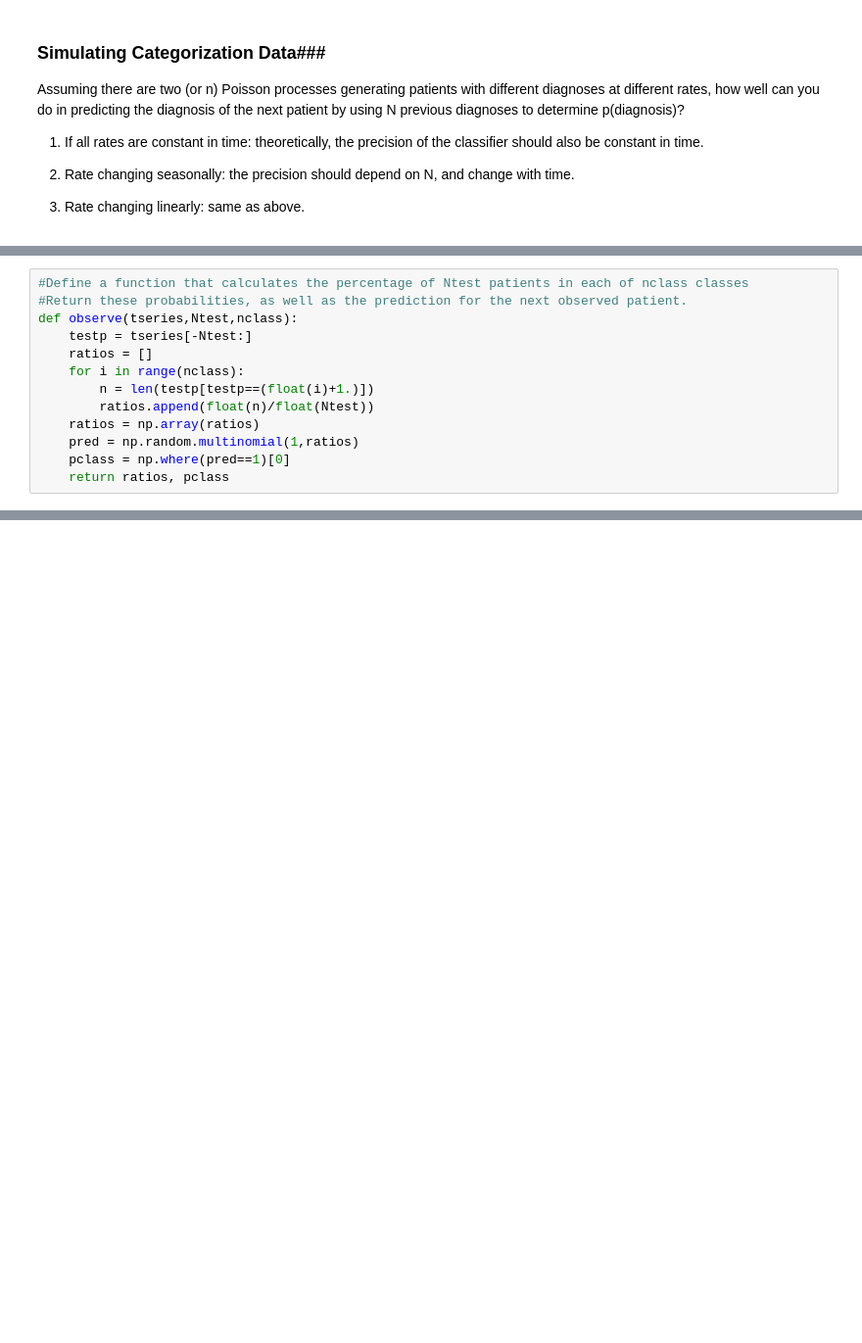
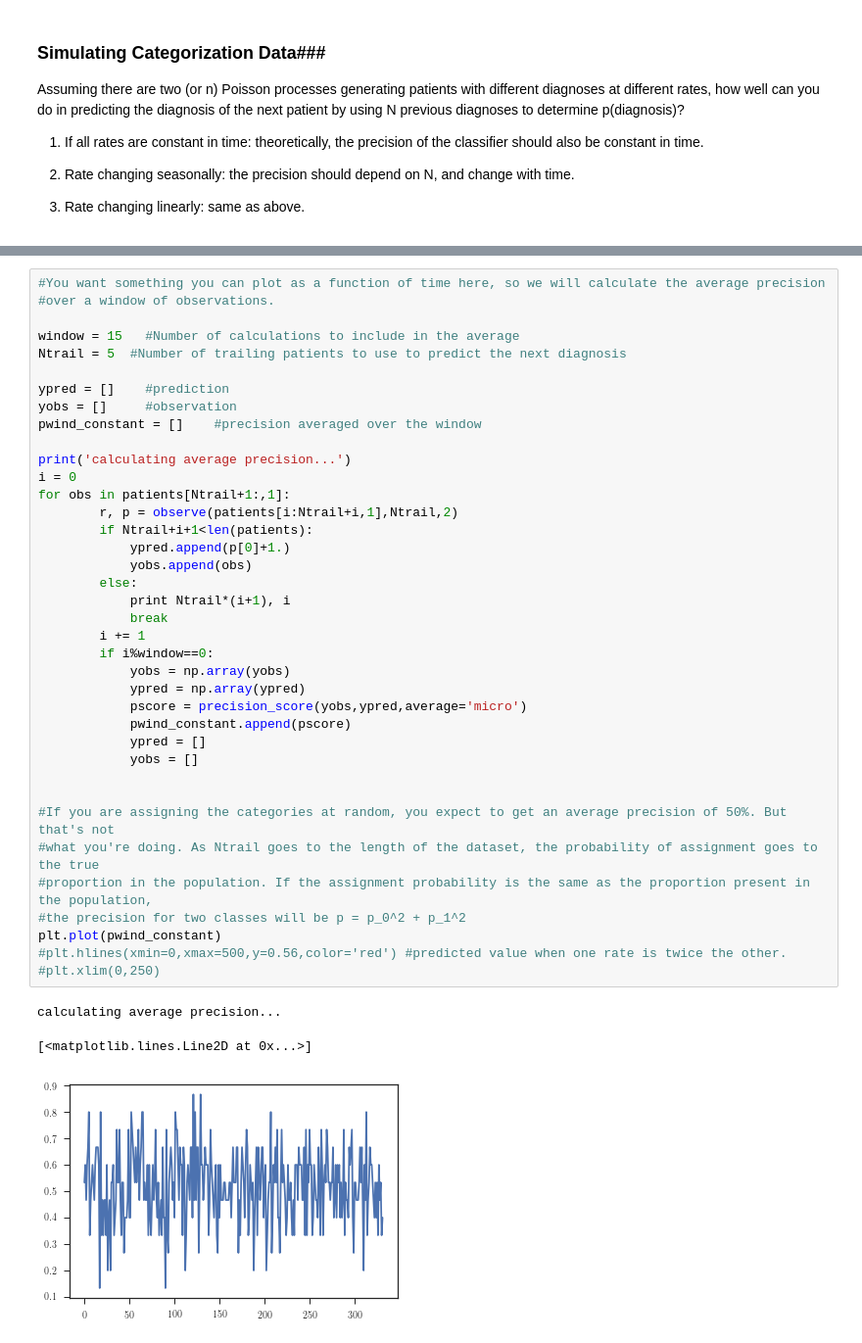
Before and after one commit to lmaesampson/CNSCat, a Jupyter notebook: Code/Simulation.ipynb, the cells around one changed output, grey strips where cells are left out. Shown at 98% size. Cells and saved outputs as stored; diff of their text form; blank space fills up the shorter version.

```diff
--- a/Code/Simulation.ipynb
+++ b/Code/Simulation.ipynb
@@ -68,13 +52,0 @@ plt.plot(patients[:,1],'.')
-# %%
-#Define a function that calculates the percentage of Ntest patients in each of nclass classes
-#Return these probabilities, as well as the prediction for the next observed patient.
-def observe(tseries,Ntest,nclass):
-    testp = tseries[-Ntest:]
-    ratios = []
-    for i in range(nclass):
-        n = len(testp[testp==(float(i)+1.)])
-        ratios.append(float(n)/float(Ntest))
-    ratios = np.array(ratios)
-    pred = np.random.multinomial(1,ratios)
-    pclass = np.where(pred==1)[0]
-    return ratios, pclass
@@ -80,0 +118,42 @@ def observe(tseries,Ntest,nclass):
+# %%
+#You want something you can plot as a function of time here, so we will calculate the average precision
+#over a window of observations.
+
+window = 15   #Number of calculations to include in the average
+Ntrail = 5  #Number of trailing patients to use to predict the next diagnosis
+
+ypred = []    #prediction
+yobs = []     #observation
+pwind_constant = []    #precision averaged over the window
+
+print('calculating average precision...')
+i = 0
+for obs in patients[Ntrail+1:,1]:
+        r, p = observe(patients[i:Ntrail+i,1],Ntrail,2)
+        if Ntrail+i+1<len(patients):
+            ypred.append(p[0]+1.)
+            yobs.append(obs)
+        else:
+            print Ntrail*(i+1), i
+            break
+        i += 1
+        if i%window==0:
+            yobs = np.array(yobs)
+            ypred = np.array(ypred)
+            pscore = precision_score(yobs,ypred,average='micro')
+            pwind_constant.append(pscore)
+            ypred = []
+            yobs = []
+
+
+#If you are assigning the categories at random, you expect to get an average precision of 50%. But that's not
+#what you're doing. As Ntrail goes to the length of the dataset, the probability of assignment goes to the true
+#proportion in the population. If the assignment probability is the same as the proportion present in the population,
+#the precision for two classes will be p = p_0^2 + p_1^2
+plt.plot(pwind_constant)
+#plt.hlines(xmin=0,xmax=500,y=0.56,color='red') #predicted value when one rate is twice the other.
+#plt.xlim(0,250)
+# %% [output]
+calculating average precision...
+[<matplotlib.lines.Line2D at 0x...>]
+[figure, added]
```
Also changed, not shown: parts of 19 cells of this notebook, 2 other files.
